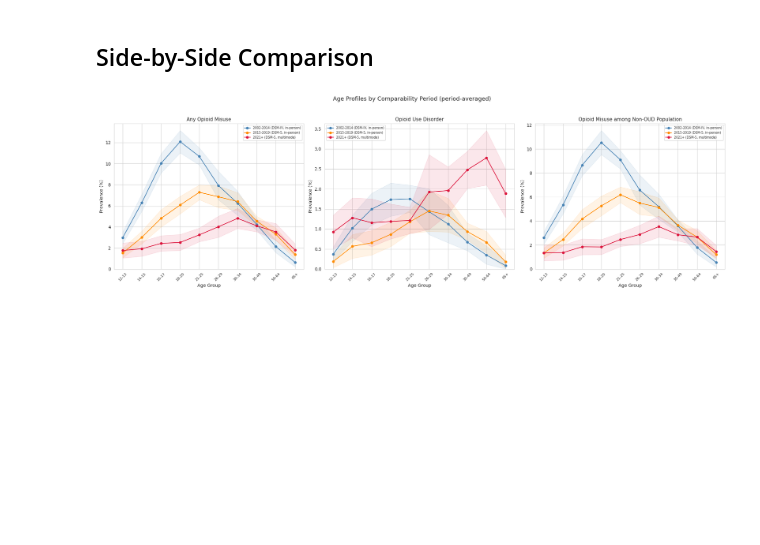
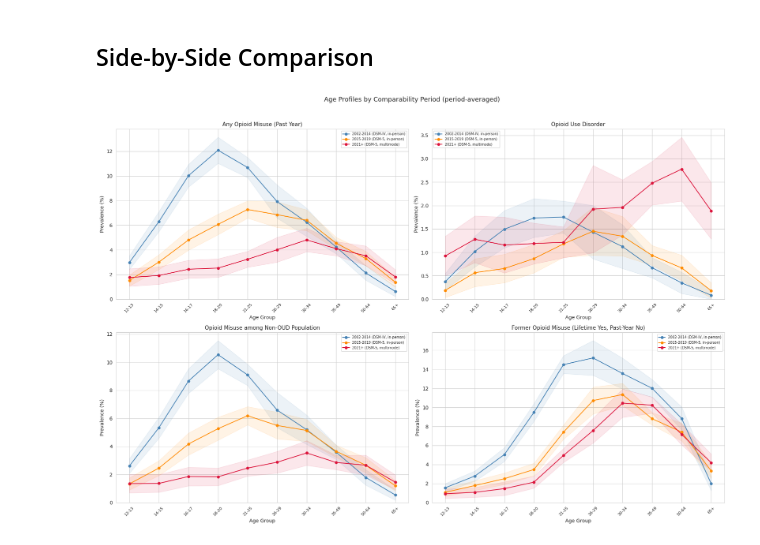
Before and after one commit to aflaxman/ai_assisted_us_health_data_analysis, a Jupyter notebook: nsduh_opioid_prevalence/04_age_period_cohort.ipynb, the cells around one changed output. Drawn from its saved outputs; the diff is of its cells as text; code cells hidden in the pictures; blank space fills up the shorter version.

Commit message:
add former misuse prevalence

```diff
--- a/nsduh_opioid_prevalence/04_age_period_cohort.ipynb
+++ b/nsduh_opioid_prevalence/04_age_period_cohort.ipynb
@@ -55,8 +56,14 @@ df['misuse_no_oud'] = np.where(
              df['any_opioid_misuse'])  # 1 if misusing, 0 if not
 )
 
+# Former opioid misuse is already computed in notebook 03
+# (lifetime_opioid_misuse==1 AND any_opioid_misuse==0)
+print(f'Former opioid misuse available: '
+      f'{df["former_opioid_misuse"].notna().sum():,} / {len(df):,}')
+
 # Check coverage
-for outcome in ['any_opioid_misuse', 'opioid_use_disorder', 'misuse_no_oud']:
+for outcome in ['any_opioid_misuse', 'opioid_use_disorder', 'misuse_no_oud',
+                'former_opioid_misuse']:
     valid = df.groupby('year')[outcome].apply(lambda s: s.notna().mean())
     yrs = valid[valid > 0.5].index.tolist()
     print(f'{outcome}: {len(yrs)} years')
@@ -115,11 +124,12 @@ def prevalence_table(df, outcome, group_cols):
         rows.append(row)
     return pd.DataFrame(rows)
 # %%
-# Compute fine-age estimates for all three outcomes
+# Compute fine-age estimates for all four outcomes
 outcomes = {
-    'any_opioid_misuse': 'Any Opioid Misuse',
+    'any_opioid_misuse': 'Any Opioid Misuse (Past Year)',
     'opioid_use_disorder': 'Opioid Use Disorder',
     'misuse_no_oud': 'Opioid Misuse among Non-OUD Population',
+    'former_opioid_misuse': 'Former Opioid Misuse (Lifetime Yes, Past-Year No)',
 }
 
 results = {}
@@ -263,8 +292,9 @@ plt.show()
 # %% [markdown]
 ## Side-by-Side Comparison
 # %%
-# Side-by-side: overlay median-year curves from each period
-fig, axes = plt.subplots(1, 3, figsize=(20, 6), sharey=False)
+# Side-by-side: overlay period-averaged curves
+fig, axes = plt.subplots(2, 2, figsize=(18, 12), sharey=False)
+axes = axes.flatten()
 
 period_median_years = {
     '2002-2014 (DSM-IV, in-person)': [2002, 2008, 2014],
@@ -282,35 +312,35 @@ for ax, (outcome, label) in zip(axes, outcomes.items()):
     d['age_rank'] = d['age_fine_label'].map({a: i for i, a in enumerate(FINE_AGE_ORDER)})
     d = d.dropna(subset=['age_rank'])
 
     for period, color in period_colors.items():
         if period == '2020 (COVID disrupted)':
             continue
         sub = d[d.period == period]
         if len(sub) == 0:
             continue
         # Average across years within this period
         avg = sub.groupby('age_fine_label', as_index=False).agg(
             pct=('pct', 'mean'), lo=('lo', 'mean'), hi=('hi', 'mean'),
             age_rank=('age_rank', 'first')
         ).sort_values('age_rank')
         ax.plot(avg.age_rank, avg.pct, 'o-', color=color, markersize=5,
                 linewidth=1.5, label=period)
         ax.fill_between(avg.age_rank, avg.lo, avg.hi, alpha=0.1, color=color)
 
     ax.set_xticks(range(len(FINE_AGE_ORDER)))
     ax.set_xticklabels(FINE_AGE_ORDER, rotation=45, fontsize=8)
     ax.set_xlabel('Age Group')
     ax.set_ylabel('Prevalence (%)')
     ax.set_title(label, fontsize=11)
     ax.set_ylim(bottom=0)
     ax.legend(fontsize=7)
 
 plt.suptitle('Age Profiles by Comparability Period (period-averaged)',
-             fontsize=13, y=1.03)
+             fontsize=13, y=1.02)
 plt.tight_layout()
 plt.show()
 # %% [output]
-[figure, old version]
+[figure, new version]
 # %% [markdown]
 ## Interpretation
 
```
Also changed, not shown: parts of 7 cells of this notebook.
